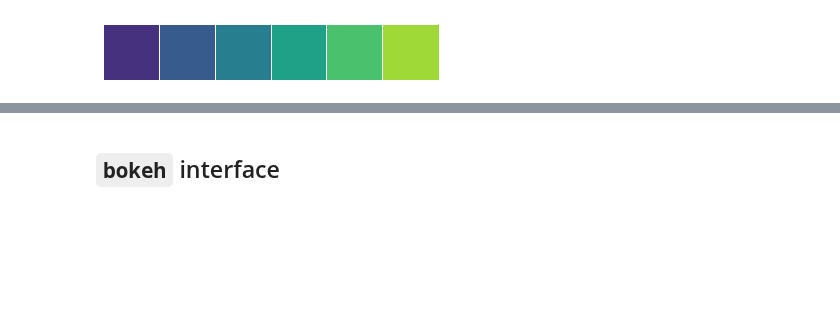
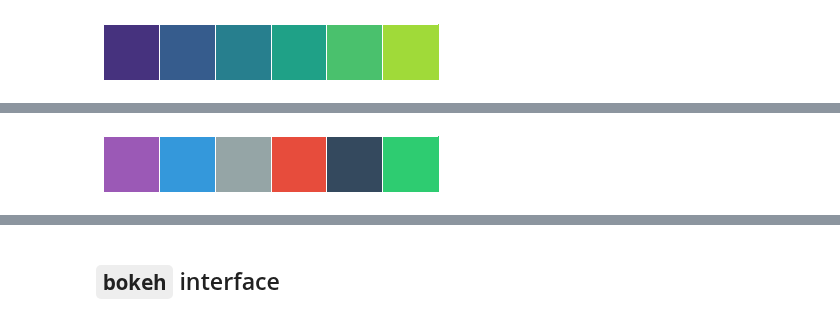
Before and after one commit to pysal/splot, a Jupyter notebook: geotable_plot.ipynb, the cells around one changed output, grey strips where cells are left out. Drawn from its saved outputs; the diff is of its cells as text; code cells hidden in the pictures; blank space fills up the shorter version.

```diff
--- a/geotable_plot.ipynb
+++ b/geotable_plot.ipynb
@@ -108,0 +125,5 @@ maps.plot_geocol_mpl(db.loc[:, 'geometry'], facecolor=fj)
+# %%
+flatui = ["#9b59b6", "#3498db", "#95a5a6", "#e74c3c", "#34495e", "#2ecc71"]
+sns.palplot(sns.color_palette(flatui))
+# %% [output]
+[figure, added]
```
Also changed, not shown: parts of 27 cells of this notebook.
